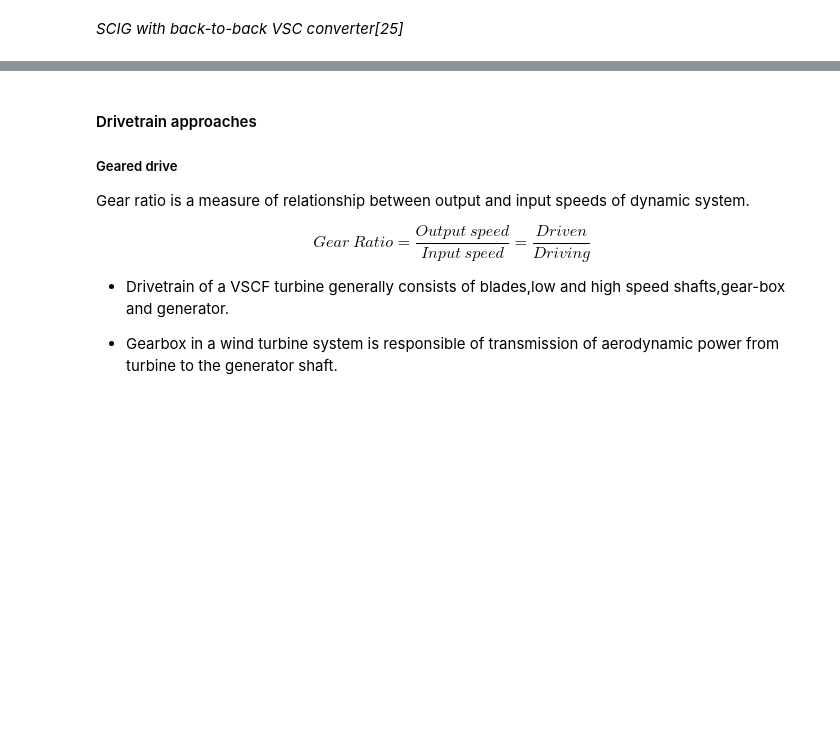
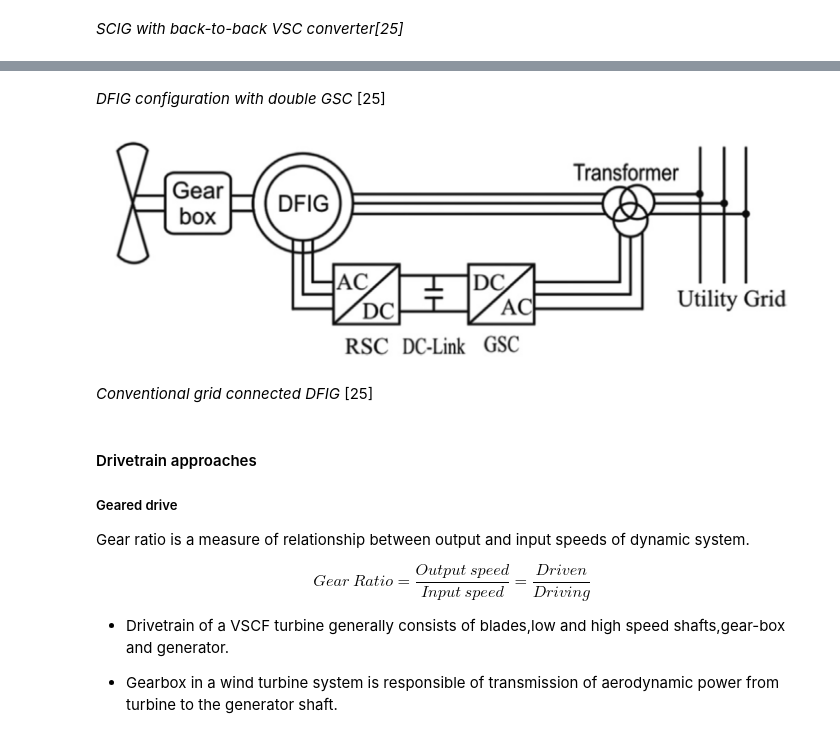
Before and after one commit to aydinbaskaya/MS_Thesis, a Jupyter notebook: Wind Turbines.ipynb, the cells around one changed output, grey strips where cells are left out. Cells and saved outputs as stored; diff of their text form; code cells hidden in the pictures; blank space fills up the shorter version.

```diff
--- a/Wind Turbines.ipynb
+++ b/Wind Turbines.ipynb
@@ -231,3 +259,12 @@ Image(filename='SCIG_variable.png')
+# %% [markdown]
+*DFIG configuration with double GSC* [25]
+# %%
+from IPython.display import Image
+Image(filename='DFIG-2.png')
+# %% [output]
+[figure, added]
+# %% [markdown]
+*Conventional grid connected DFIG* [25]
 # %% [markdown]
 #### Drivetrain approaches
 
```
Also changed, not shown: parts of 7 cells of this notebook, 1 other file.
